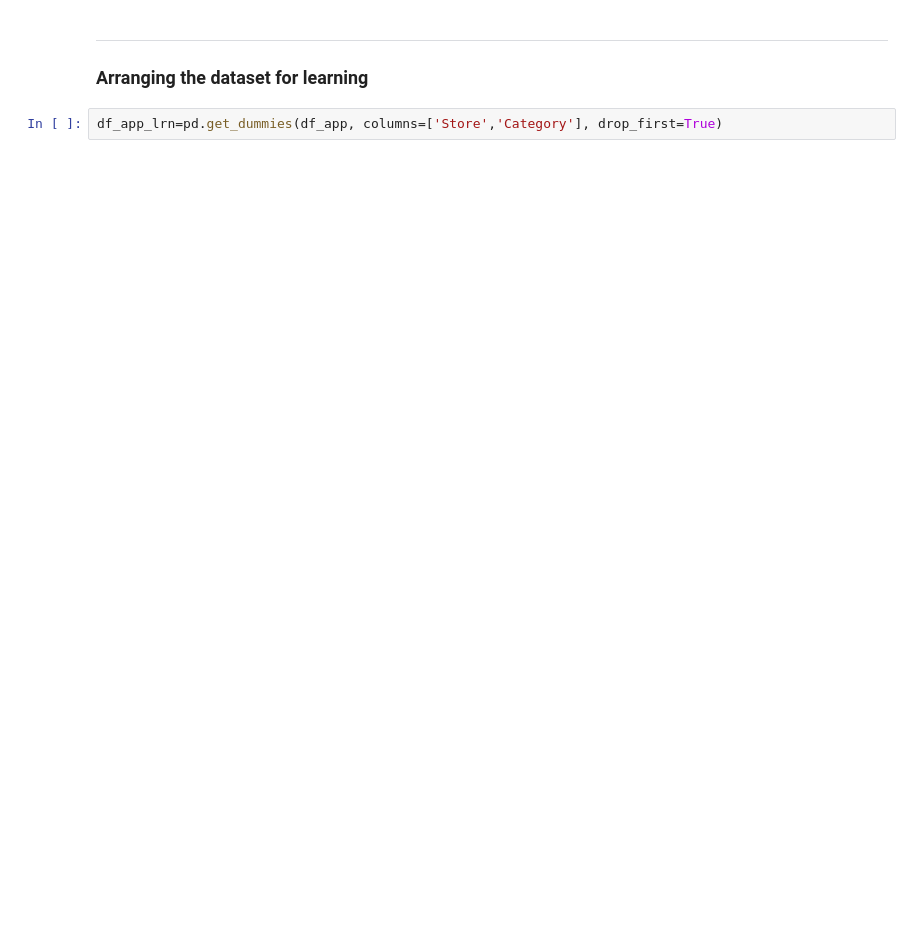
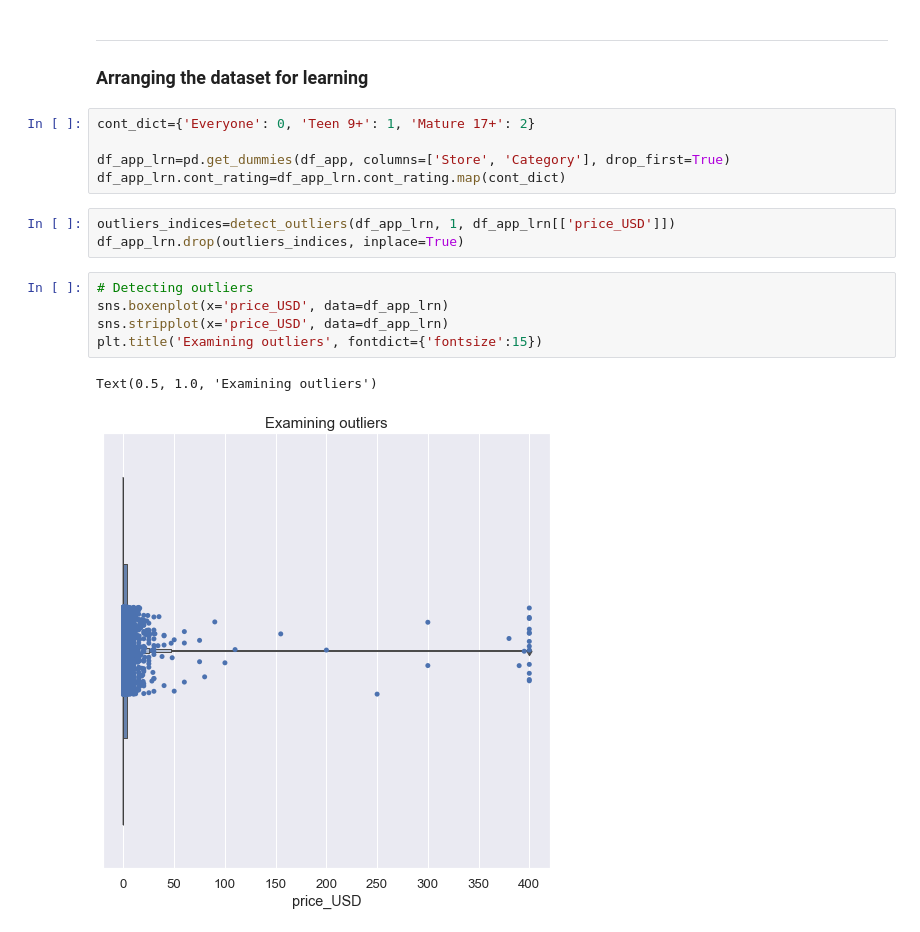
Before and after one commit to AmerTaha1/Fri-Group, a Jupyter notebook: ShadyBartakh/Data Analysis Project/Project.ipynb, the cells around one changed output. Cells and saved outputs as stored; diff of their text form; blank space fills up the shorter version.

```diff
--- a/ShadyBartakh/Data Analysis Project/Project.ipynb
+++ b/ShadyBartakh/Data Analysis Project/Project.ipynb
@@ -572,4 +637,18 @@ sns.barplot(x='App', y='Rating', data=df_app[df_app.price_USD>100])
 ___
 ### Arranging the dataset for learning
 # %%
-df_app_lrn=pd.get_dummies(df_app, columns=['Store','Category'], drop_first=True)
+cont_dict={'Everyone': 0, 'Teen 9+': 1, 'Mature 17+': 2}
+
+df_app_lrn=pd.get_dummies(df_app, columns=['Store', 'Category'], drop_first=True)
+df_app_lrn.cont_rating=df_app_lrn.cont_rating.map(cont_dict)
+# %%
+outliers_indices=detect_outliers(df_app_lrn, 1, df_app_lrn[['price_USD']])
+df_app_lrn.drop(outliers_indices, inplace=True)
+# %%
+# Detecting outliers
+sns.boxenplot(x='price_USD', data=df_app_lrn)
+sns.stripplot(x='price_USD', data=df_app_lrn)
+plt.title('Examining outliers', fontdict={'fontsize':15})
+# %% [output]
+Text(0.5, 1.0, 'Examining outliers')
+[figure, added]
```
Also changed, not shown: parts of 21 cells of this notebook, 3 other files.
